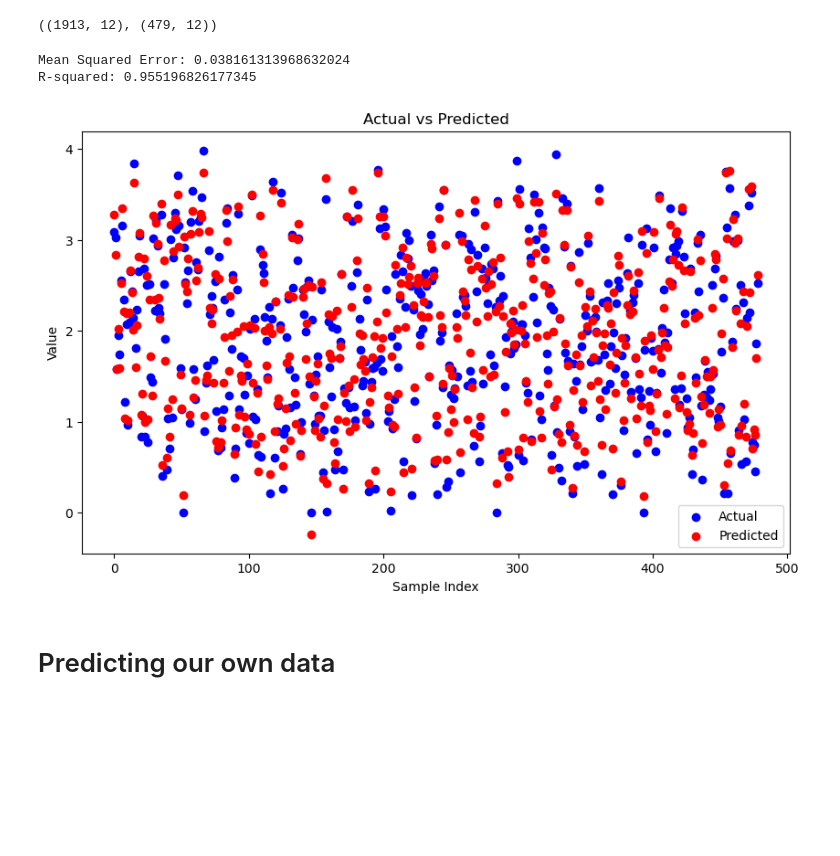
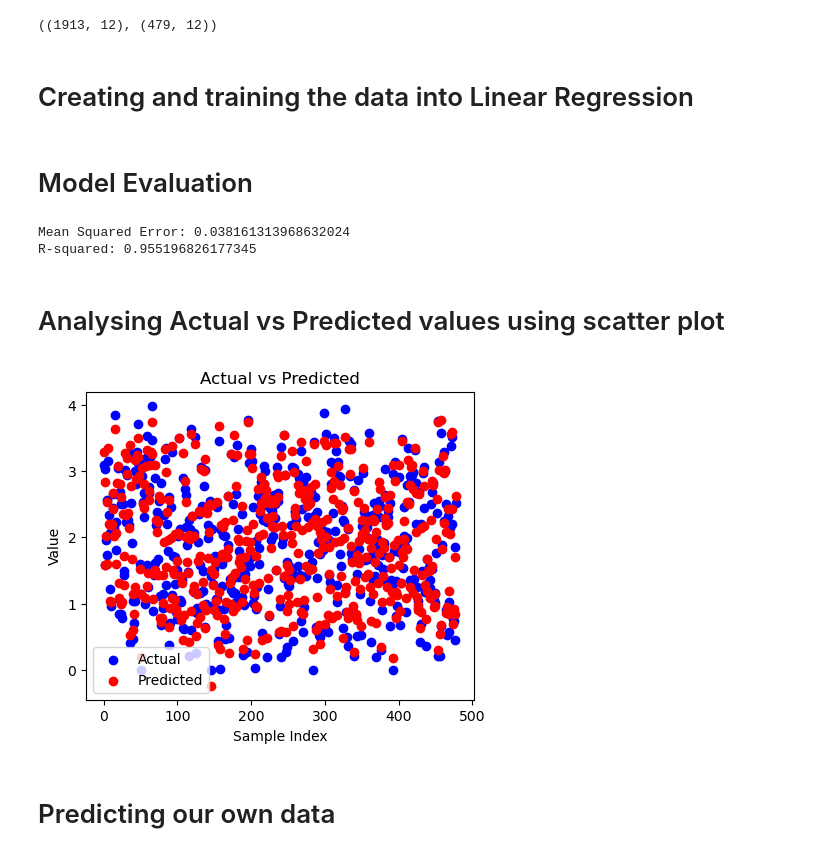
Before and after one commit to Nishan-Kamath/Student-Performance-GPA-Prediction, a Jupyter notebook: source_code.ipynb, the cells around one changed output. Cells and saved outputs as stored; diff of their text form; code cells hidden in the pictures; blank space fills up the shorter version.

```diff
--- a/source_code.ipynb
+++ b/source_code.ipynb
@@ -180,11 +190,15 @@ x_train, x_test, y_train, y_test = train_test_split(x, y, test_size = 0.20, rand
 x_train.shape,x_test.shape
 # %% [output]
 ((1913, 12), (479, 12))
+# %% [markdown]
+# Creating and training the data into Linear Regression
 # %%
 model = LinearRegression()
 
 model.fit(x_train, y_train)
 y_pred = model.predict(x_test)
+# %% [markdown]
+# Model Evaluation
 # %%
 # Calculate the Mean Squared Error
 mse = mean_squared_error(y_test, y_pred)
@@ -196,18 +210,20 @@ print('R-squared:', r2)
 # %% [output]
 Mean Squared Error: 0.038161313968632024
 R-squared: 0.955196826177345
+# %% [markdown]
+# Analysing Actual vs Predicted values using scatter plot
 # %%
-plt.figure(figsize=(10, 6))
+plt.figure(figsize=(5, 4))
 plt.scatter(range(len(y_test)), y_test, color='blue', label='Actual')
 plt.scatter(range(len(y_pred)), y_pred, color='red', label='Predicted')
 
 plt.title('Actual vs Predicted')
 plt.xlabel('Sample Index')
 plt.ylabel('Value')
 plt.legend()
 plt.show()
 # %% [output]
-[figure, old version]
+[figure, new version]
 # %% [markdown]
 # Predicting our own data
 # %%
```
Also changed, not shown: parts of 5 cells of this notebook.
